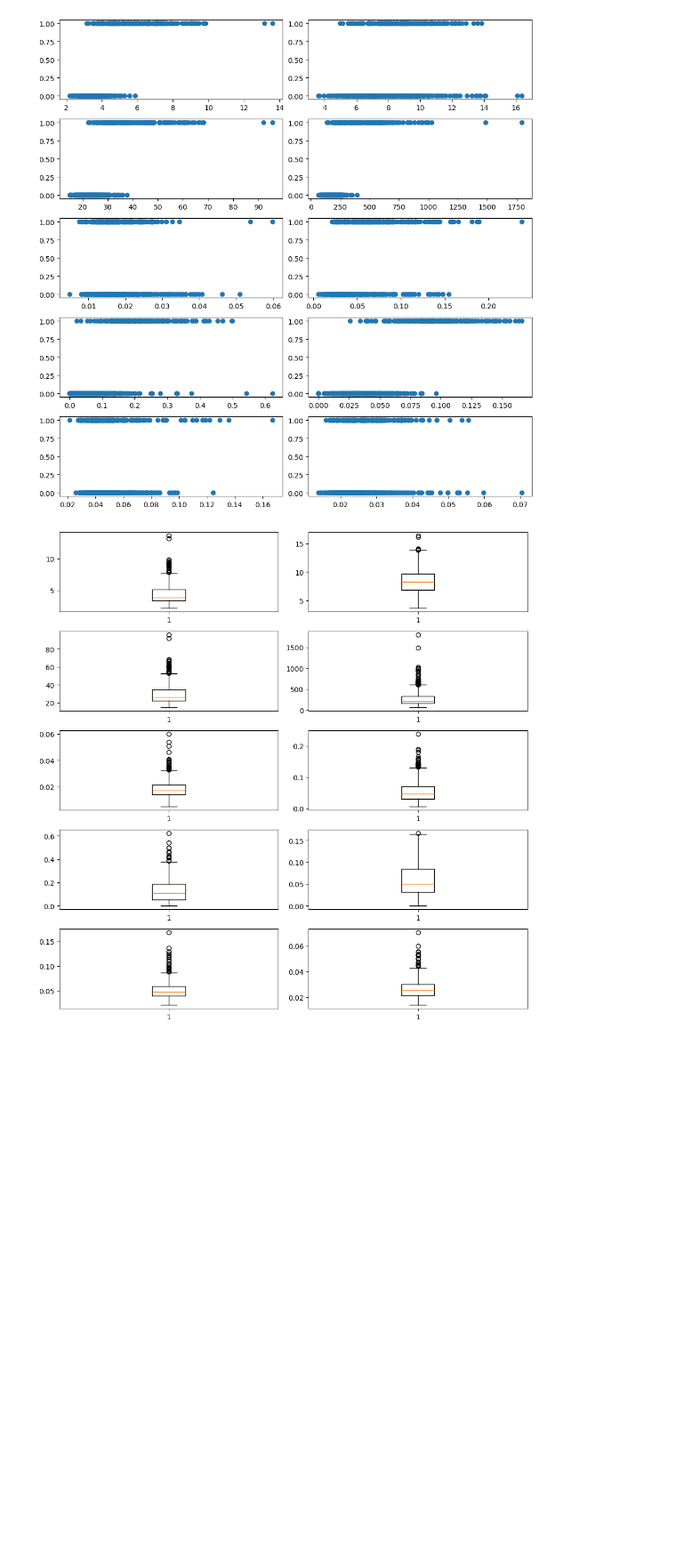
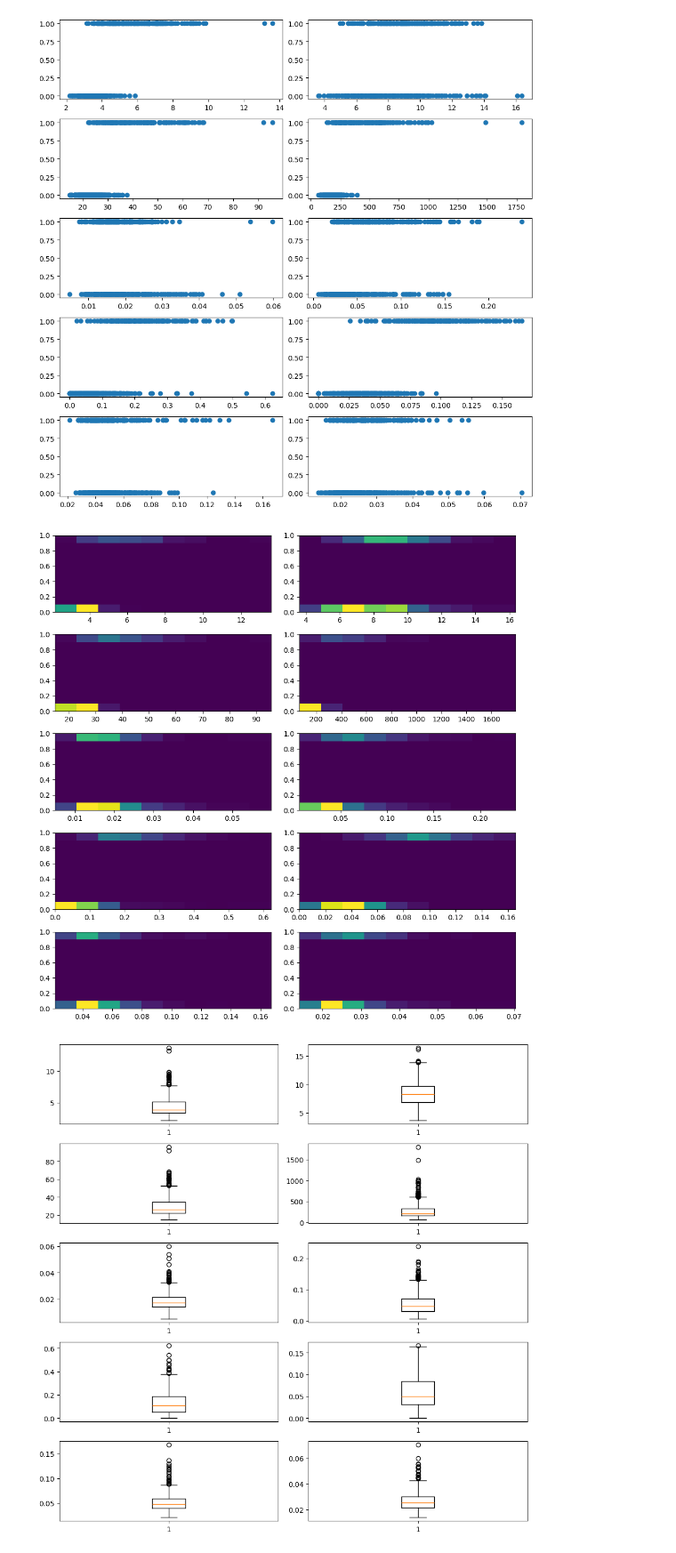
Before and after one commit to Schubert3275/KDT-MachineLearning_Study, a Jupyter notebook: DAY_05/work_0229/이현길_work_brest_cancer.ipynb, the cells around one changed output. Shown at 89% size. Cells and saved outputs as stored; diff of their text form; code cells hidden in the pictures; blank space fills up the shorter version.

```diff
--- a/DAY_05/work_0229/이현길_work_brest_cancer.ipynb
+++ b/DAY_05/work_0229/이현길_work_brest_cancer.ipynb
@@ -212,6 +212,15 @@ plt.tight_layout()
 plt.show()
 # %% [output]
 [figure]
+# %%
+plt.figure(figsize=(10, 10))
+for i in range(len(cancerDF.columns[:-1])):
+    plt.subplot(5, 2, i + 1)
+    plt.hist2d(cancerDF[cancerDF.columns[i]], cancerDF["Diagnosis"])
+plt.tight_layout()
+plt.show()
+# %% [output]
+[figure, added]
 # %%
 plt.figure(figsize=(10, 10))
 for i in range(len(cancerDF.columns[:-1])):
```
